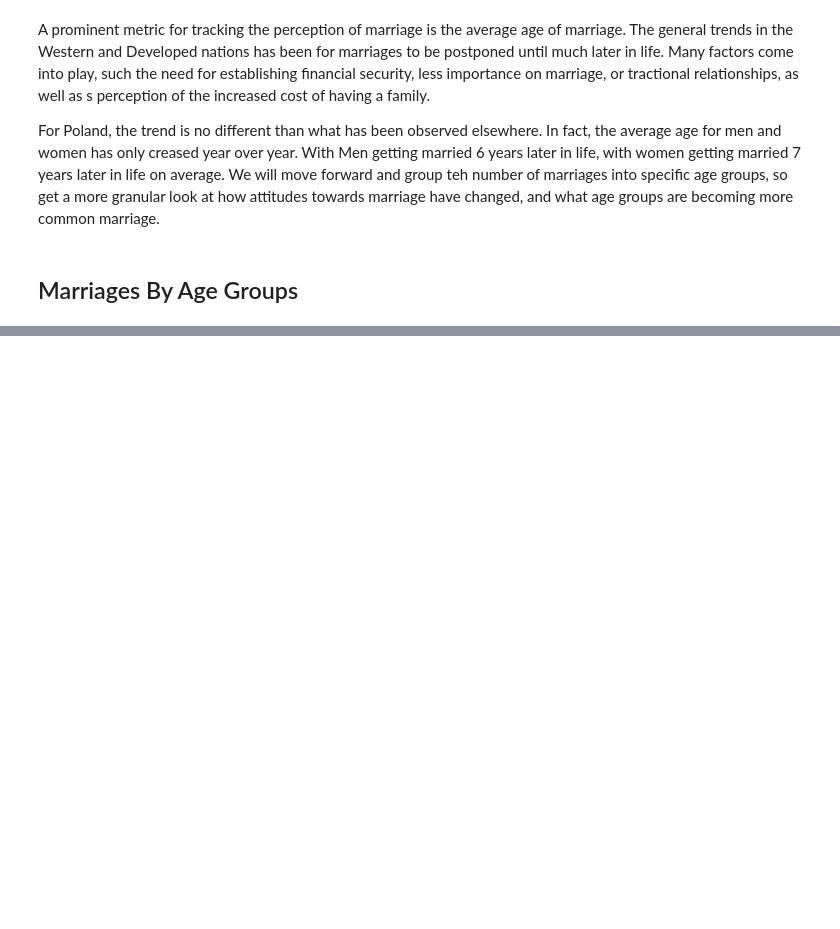
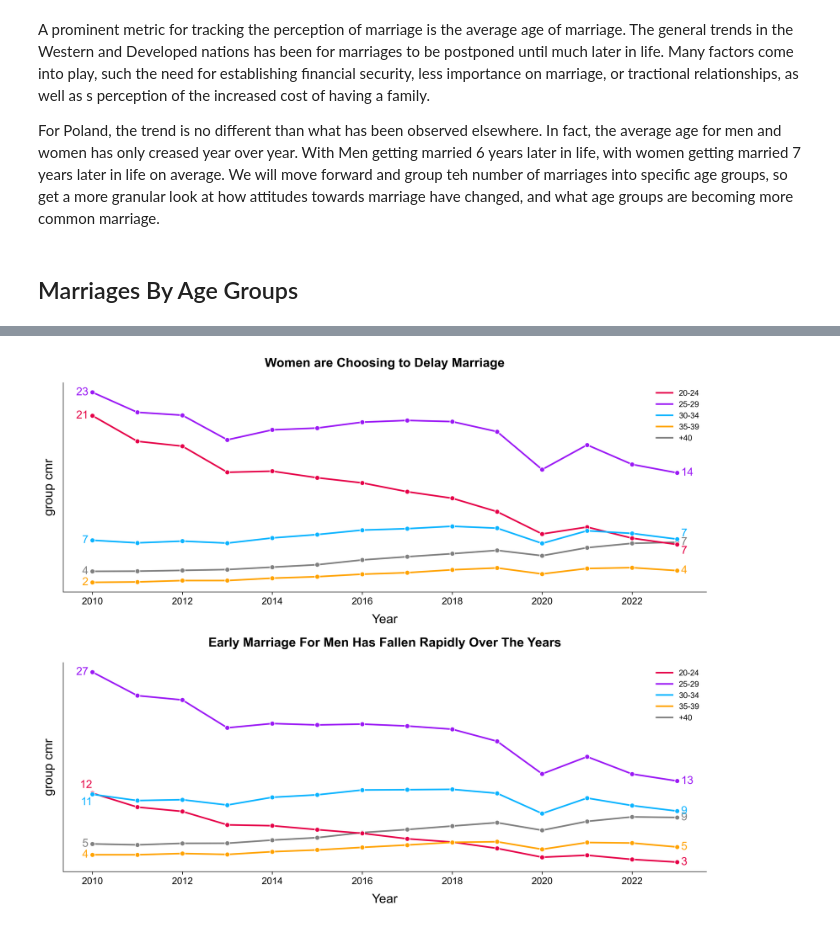
Before and after one commit to JGundisalvus/portfolio, a Jupyter notebook: polish_marriage_demographics/data_exploration.ipynb, the cells around one changed output, grey strips where cells are left out. Drawn from its saved outputs; the diff is of its cells as text; code cells hidden in the pictures; blank space fills up the shorter version.

```diff
--- a/polish_marriage_demographics/data_exploration.ipynb
+++ b/polish_marriage_demographics/data_exploration.ipynb
@@ -521,0 +530,8 @@ For men the trend is very similar. Marriages by men in early twenties has droppe
+# %%
+df_marriage
+df_pop
+
+df_grouped_cmr = pd.merge(df_marriage, df_pop, on='Year', how='left')
+df_grouped_cmr = df_grouped_cmr.rename(columns={'Value_x':'total marriages', 'Value_y':'population'})
+# We multiple by 10,000 instead of 1,000 so we have more readable values
+df_grouped_cmr['group cmr'] = df_grouped_cmr['total marriages'] / df_grouped_cmr['population'] * 10_000
@@ -521,0 +552,63 @@ For men the trend is very similar. Marriages by men in early twenties has droppe
+# %%
+fig, axes = plt.subplots(2, 1, figsize=(12, 10))
+import matplotlib.ticker as mtick
+
+for i, sex in enumerate(df_grouped_cmr['sex'].unique()):
+    df_temp = df_grouped_cmr[(df_grouped_cmr['sex'] == sex) & (df_grouped_cmr['age group'] != '<20')]
+
+    sns.lineplot(df_temp, x='Year', y='group cmr', ax=axes[i], hue='age group', marker='o', palette=custom_palette)
+
+    handles, labels = axes[i].get_legend_handles_labels()
+
+    order = [1,2,3,4,0]
+    axes[i].legend([handles[idx] for idx in order], [labels[idx] for idx in order])
+    axes[i].set_title(f'{"Women are Choosing to Delay Marriage" if sex == "female" else "Early Marriage For Men Has Fallen Rapidly Over The Years"}')
+    axes[i].yaxis.set_major_formatter(mtick.PercentFormatter(xmax=1, decimals=0))  # Assuming 'Value' is in the range [0, 1]
+
+    for age_group in df_temp['age group'].unique():
+
+        df_group = df_temp[df_temp['age group'] == age_group]
+        last_row = df_group.iloc[-1]
+        first_row = df_group.iloc[0]
+
+        xy_pos_last = (5,0)
+        xy_pos_first = (-5, 0)
+
+        if sex == 'female':
+            if age_group == '20-24':
+                xy_pos_last = (5,-8)
+            elif age_group == '30-34':
+                xy_pos_last = (5,7)
+
+        if sex == 'male':
+            if age_group == '20-24':
+                xy_pos_first = (0, 10)
+            elif age_group == '30-34':
+                xy_pos_first = (0, -10)
+
+        last_text = axes[i].annotate("{:.0f}".format(last_row['group cmr']),
+                         xy = (last_row['Year'],last_row['group cmr']),
+                         xytext = xy_pos_last,
+                         textcoords = 'offset points',
+                         ha = 'left',
+                         va = 'center',
+                         fontsize = 14,
+                         color = custom_palette[age_group])
+
+        first_text = axes[i].annotate("{:.0f}".format(first_row['group cmr']),
+                         xy = (first_row['Year'], first_row['group cmr']),
+                         xytext = xy_pos_first,
+                         textcoords = 'offset points',
+                         ha = 'right',
+                         va = 'center',
+                         fontsize = 14,
+                         color = custom_palette[age_group])
+
+# Hide y-axis labels and spine if desired
+for ax in axes:
+    ax.set_yticks([])  # Remove tick marks
+    ax.yaxis.set_ticks_position('none')  # Ensure no ticks are visible
+plt.tight_layout()
+plt.show()
+# %% [output]
+[figure, added]
```
Also changed, not shown: parts of 7 cells of this notebook, 1 other file.
